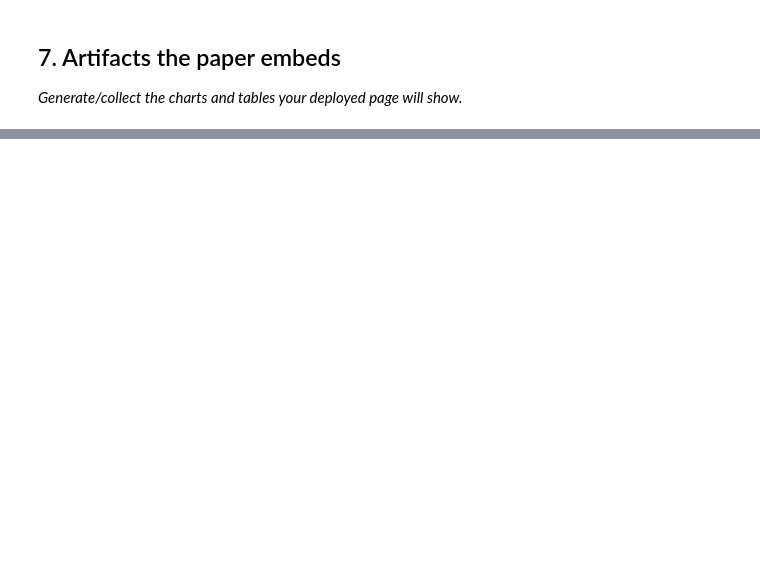
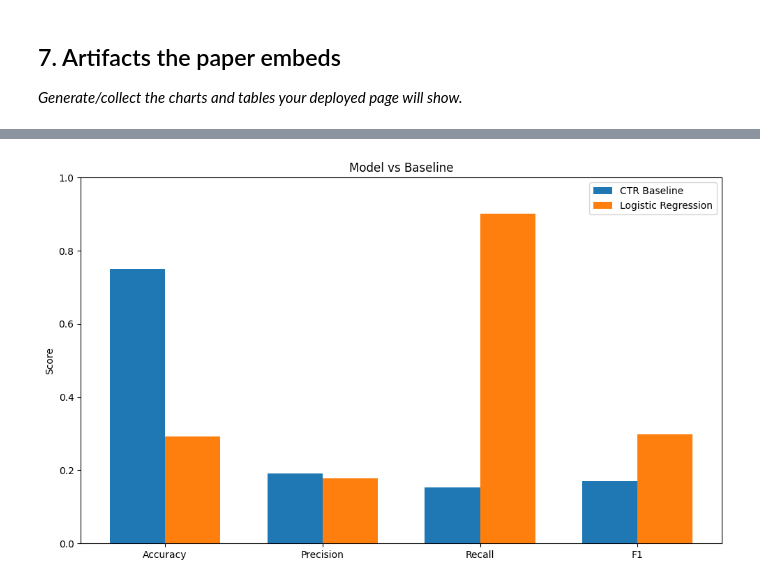
Before and after one commit to faisal-0065/flyrank-ml-internship, a Jupyter notebook: work/notebooks/capstone.ipynb, the cells around one changed output, grey strips where cells are left out. Cells and saved outputs as stored; diff of their text form; code cells hidden in the pictures; blank space fills up the shorter version.

```diff
--- a/work/notebooks/capstone.ipynb
+++ b/work/notebooks/capstone.ipynb
@@ -48,0 +1492,41 @@ Before you submit, confirm each line honestly:
+# %%
+# Section 7 — Artifact 1: Model vs Baseline
+
+import matplotlib.pyplot as plt
+import numpy as np
+
+metrics = ["Accuracy", "Precision", "Recall", "F1"]
+
+baseline_values = [0.7501, 0.1911, 0.1535, 0.1703]
+model_values = [0.2922, 0.1787, 0.9009, 0.2983]
+
+x = np.arange(len(metrics))
+width = 0.35
+
+plt.figure(figsize=(10, 6))
+
+plt.bar(
+    x - width/2,
+    baseline_values,
+    width,
+    label="CTR Baseline"
+)
+
+plt.bar(
+    x + width/2,
+    model_values,
+    width,
+    label="Logistic Regression"
+)
+
+plt.xticks(x, metrics)
+plt.ylabel("Score")
+plt.title("Model vs Baseline")
+plt.ylim(0, 1)
+
+plt.legend()
+plt.tight_layout()
+
+plt.show()
+# %% [output]
+[figure, added]
```
Also changed, not shown: parts of 54 cells of this notebook.
